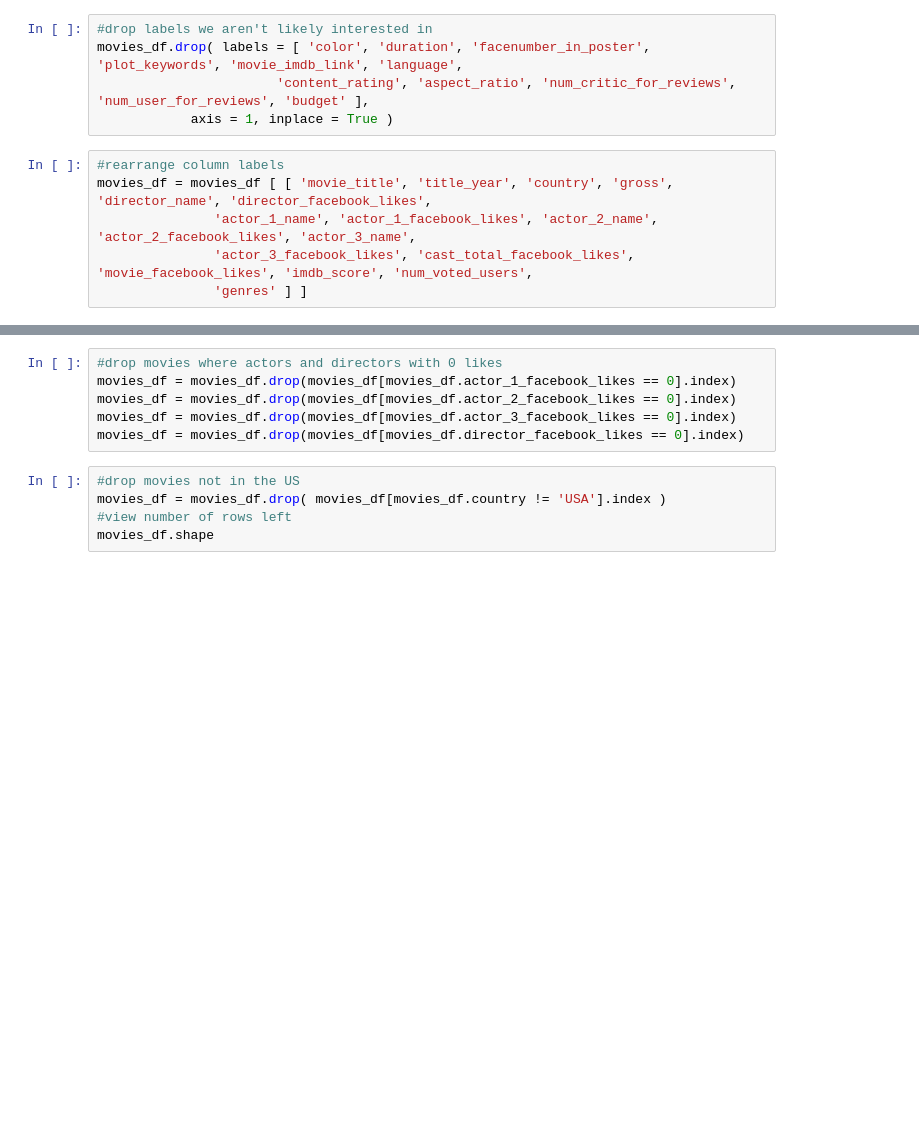
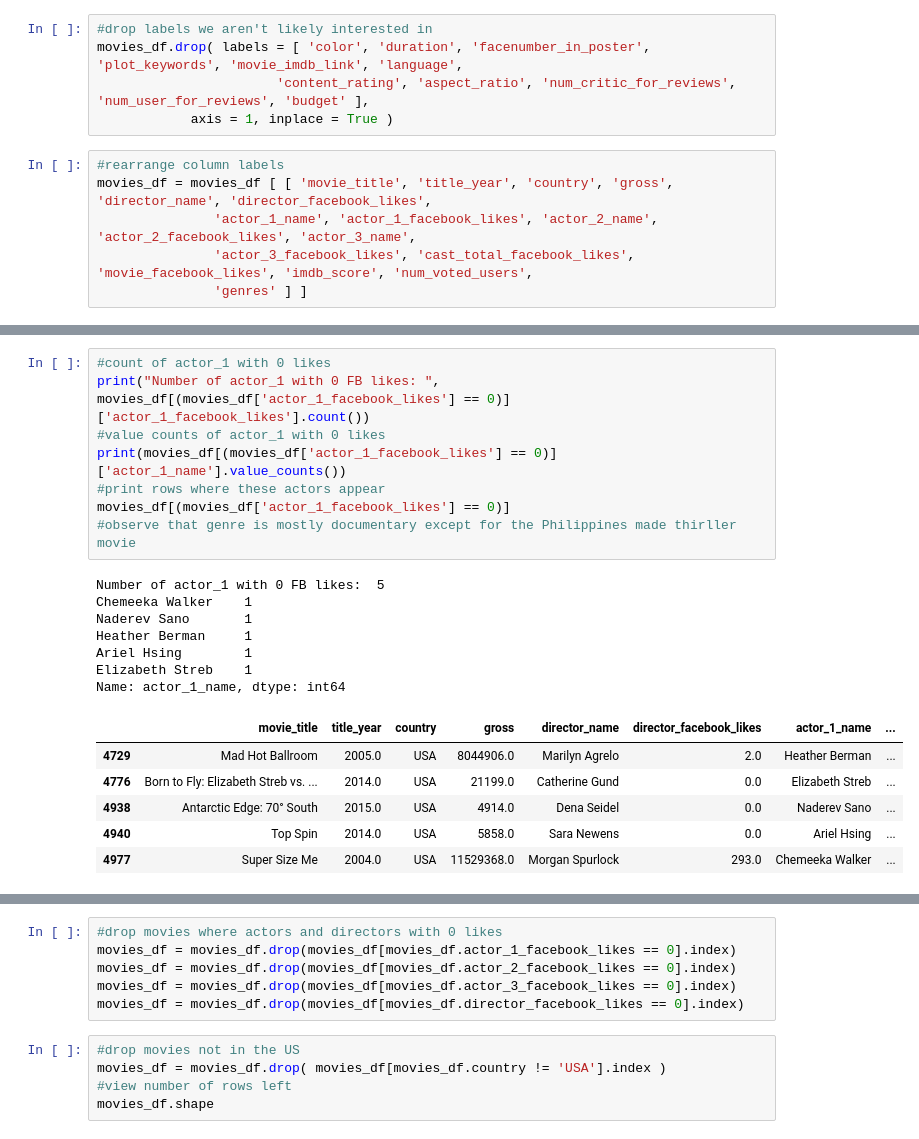
Before and after one commit to Hope93/COGS108_Repo, a Jupyter notebook: ActDirectOnMovieIncome.ipynb, the cells around one changed output, grey strips where cells are left out. Saved outputs shown, nothing was run; the diff lists cells and outputs as text; blank space fills up the shorter version.

```diff
--- a/ActDirectOnMovieIncome.ipynb
+++ b/ActDirectOnMovieIncome.ipynb
@@ -24,0 +61,22 @@ movies_df = movies_df [ [ 'movie_title', 'title_year', 'country', 'gross', 'dire
+# %%
+#count of actor_1 with 0 likes
+print("Number of actor_1 with 0 FB likes: ", movies_df[(movies_df['actor_1_facebook_likes'] == 0)]['actor_1_facebook_likes'].count())
+#value counts of actor_1 with 0 likes
+print(movies_df[(movies_df['actor_1_facebook_likes'] == 0)]['actor_1_name'].value_counts())
+#print rows where these actors appear
+movies_df[(movies_df['actor_1_facebook_likes'] == 0)]
+#observe that genre is mostly documentary except for the Philippines made thirller movie
+# %% [output]
+Number of actor_1 with 0 FB likes:  5
+Chemeeka Walker    1
+Naderev Sano       1
+Heather Berman     1
+Ariel Hsing        1
+Elizabeth Streb    1
+Name: actor_1_name, dtype: int64
+|  | movie_title | title_year | country | gross | director_name | director_facebook_likes | actor_1_name | ... |
+| 4729 | Mad Hot Ballroom | 2005.0 | USA | 8044906.0 | Marilyn Agrelo | 2.0 | Heather Berman | ... |
+| 4776 | Born to Fly: Elizabeth Streb vs. ... | 2014.0 | USA | 21199.0 | Catherine Gund | 0.0 | Elizabeth Streb | ... |
+| 4938 | Antarctic Edge: 70° South | 2015.0 | USA | 4914.0 | Dena Seidel | 0.0 | Naderev Sano | ... |
+| 4940 | Top Spin | 2014.0 | USA | 5858.0 | Sara Newens | 0.0 | Ariel Hsing | ... |
+| 4977 | Super Size Me | 2004.0 | USA | 11529368.0 | Morgan Spurlock | 293.0 | Chemeeka Walker | ... |
```
Also changed, not shown: parts of 18 cells of this notebook.
